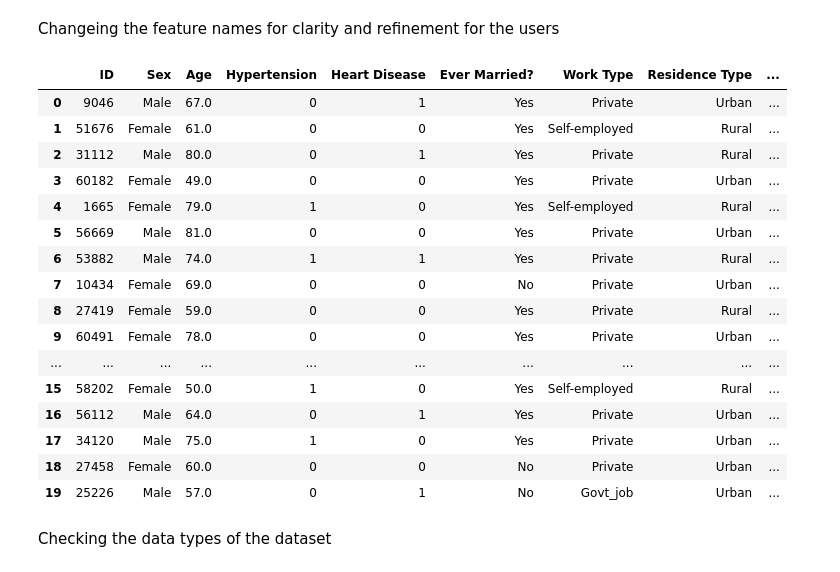
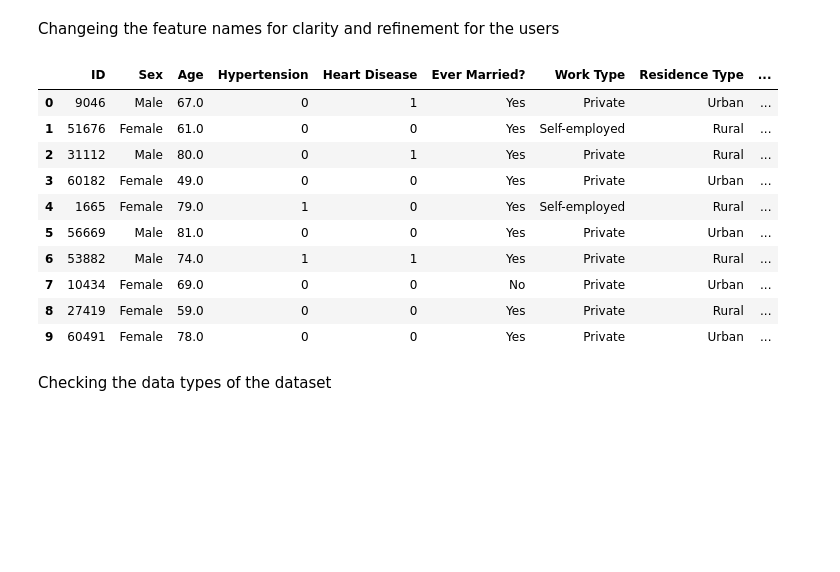
Before and after one commit to pardonm6/Group-6-Dashboard-Stroke-Risk-Prediction, a Jupyter notebook: jupyter-notebooks/data-analysis-pipeline.ipynb, the cells around one changed output. Cells and saved outputs as stored; diff of their text form; code cells hidden in the pictures; blank space fills up the shorter version.

```diff
--- a/jupyter-notebooks/data-analysis-pipeline.ipynb
+++ b/jupyter-notebooks/data-analysis-pipeline.ipynb
@@ -31,37 +31,31 @@ Changeing the feature names for clarity and refinement for the users
 # %%
 df = df.rename(columns={
                           "id":"ID",
                           "gender": "Sex",
                           "age": "Age",
                           "hypertension": "Hypertension",
                           "heart_disease": "Heart Disease",
                           "ever_married": "Ever Married?",
                           "work_type": "Work Type",
                           "Residence_type": "Residence Type",
                           "avg_glucose_level": "Avg Glucose Level",
                           "bmi": "BMI",
                           "smoking_status": "Smoking?",
                           "stroke": "Ever had a Stroke?"
                           })
-df.head(20)
+df.head(10)
 # %% [output]
 |  | ID | Sex | Age | Hypertension | Heart Disease | Ever Married? | Work Type | Residence Type | ... |
 | 0 | 9046 | Male | 67.0 | 0 | 1 | Yes | Private | Urban | ... |
 | 1 | 51676 | Female | 61.0 | 0 | 0 | Yes | Self-employed | Rural | ... |
 | 2 | 31112 | Male | 80.0 | 0 | 1 | Yes | Private | Rural | ... |
 | 3 | 60182 | Female | 49.0 | 0 | 0 | Yes | Private | Urban | ... |
 | 4 | 1665 | Female | 79.0 | 1 | 0 | Yes | Self-employed | Rural | ... |
 | 5 | 56669 | Male | 81.0 | 0 | 0 | Yes | Private | Urban | ... |
 | 6 | 53882 | Male | 74.0 | 1 | 1 | Yes | Private | Rural | ... |
 | 7 | 10434 | Female | 69.0 | 0 | 0 | No | Private | Urban | ... |
 | 8 | 27419 | Female | 59.0 | 0 | 0 | Yes | Private | Rural | ... |
 | 9 | 60491 | Female | 78.0 | 0 | 0 | Yes | Private | Urban | ... |
-| ... | ... | ... | ... | ... | ... | ... | ... | ... | ... |
-| 15 | 58202 | Female | 50.0 | 1 | 0 | Yes | Self-employed | Rural | ... |
-| 16 | 56112 | Male | 64.0 | 0 | 1 | Yes | Private | Urban | ... |
-| 17 | 34120 | Male | 75.0 | 1 | 0 | Yes | Private | Urban | ... |
-| 18 | 27458 | Female | 60.0 | 0 | 0 | No | Private | Urban | ... |
-| 19 | 25226 | Male | 57.0 | 0 | 1 | No | Govt_job | Urban | ... |
 # %% [markdown]
 Checking the data types of the dataset
 # %%
```
